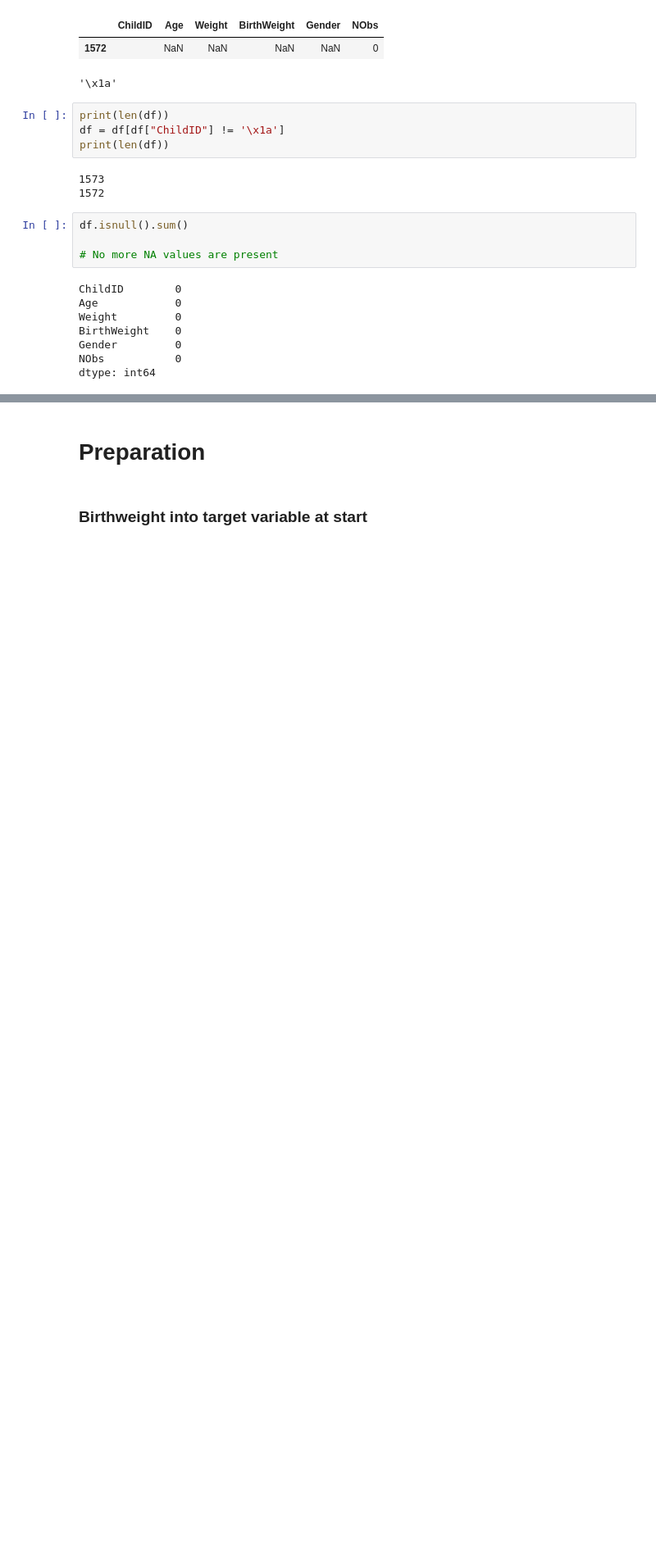
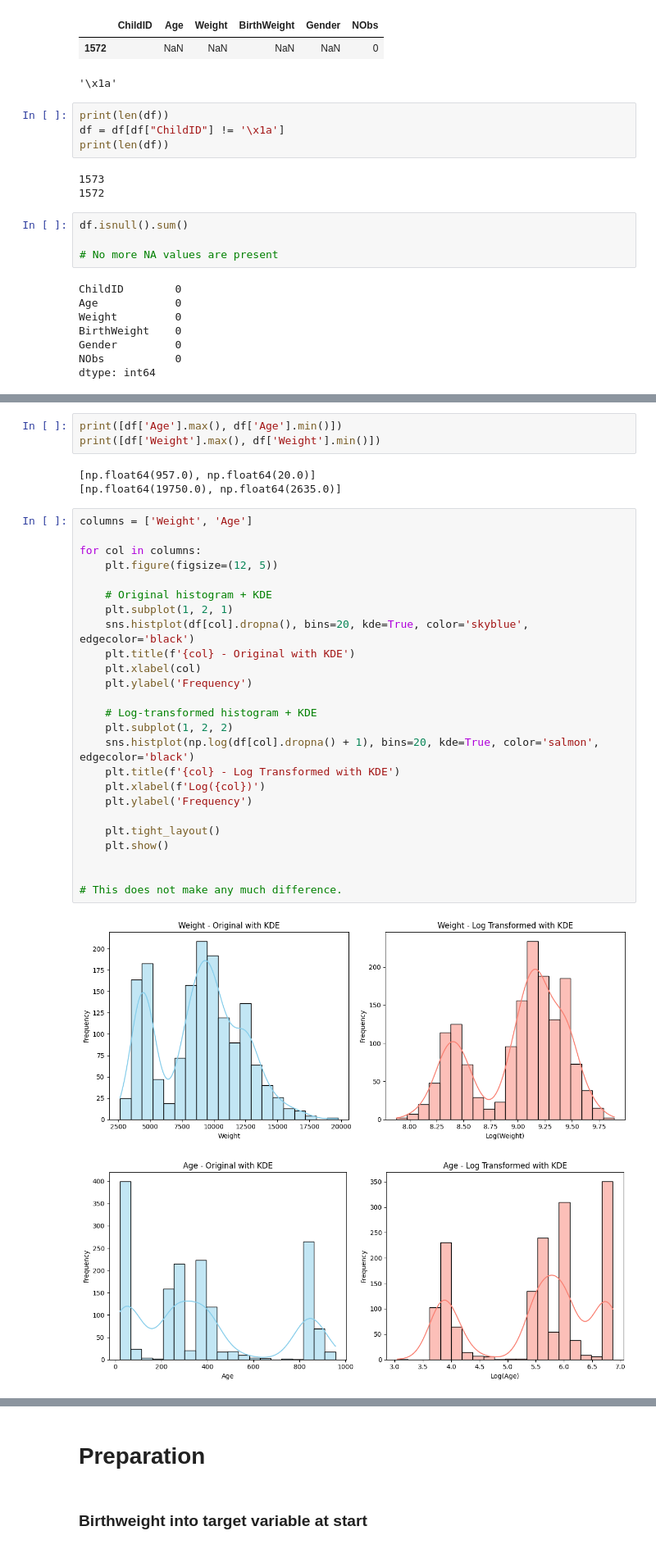
Before and after one commit to LongbowHood/multilevel-models, a Jupyter notebook: data_preprocessing.ipynb, the cells around one changed output, grey strips where cells are left out. Shown at 82% size. Cells and saved outputs as stored; diff of their text form; blank space fills up the shorter version.

```diff
--- a/data_preprocessing.ipynb
+++ b/data_preprocessing.ipynb
@@ -109,0 +140,34 @@ sns.relplot(
+# %%
+print([df['Age'].max(), df['Age'].min()])
+print([df['Weight'].max(), df['Weight'].min()])
+# %% [output]
+[np.float64(957.0), np.float64(20.0)]
+[np.float64(19750.0), np.float64(2635.0)]
+# %%
+columns = ['Weight', 'Age']
+
+for col in columns:
+    plt.figure(figsize=(12, 5))
+
+    # Original histogram + KDE
+    plt.subplot(1, 2, 1)
+    sns.histplot(df[col].dropna(), bins=20, kde=True, color='skyblue', edgecolor='black')
+    plt.title(f'{col} - Original with KDE')
+    plt.xlabel(col)
+    plt.ylabel('Frequency')
+
+    # Log-transformed histogram + KDE
+    plt.subplot(1, 2, 2)
+    sns.histplot(np.log(df[col].dropna() + 1), bins=20, kde=True, color='salmon', edgecolor='black')
+    plt.title(f'{col} - Log Transformed with KDE')
+    plt.xlabel(f'Log({col})')
+    plt.ylabel('Frequency')
+
+    plt.tight_layout()
+    plt.show()
+
+
+# This does not make any much difference.
+# %% [output]
+[figure, added]
+[figure, added]
```
Also changed, not shown: parts of 16 cells of this notebook.
